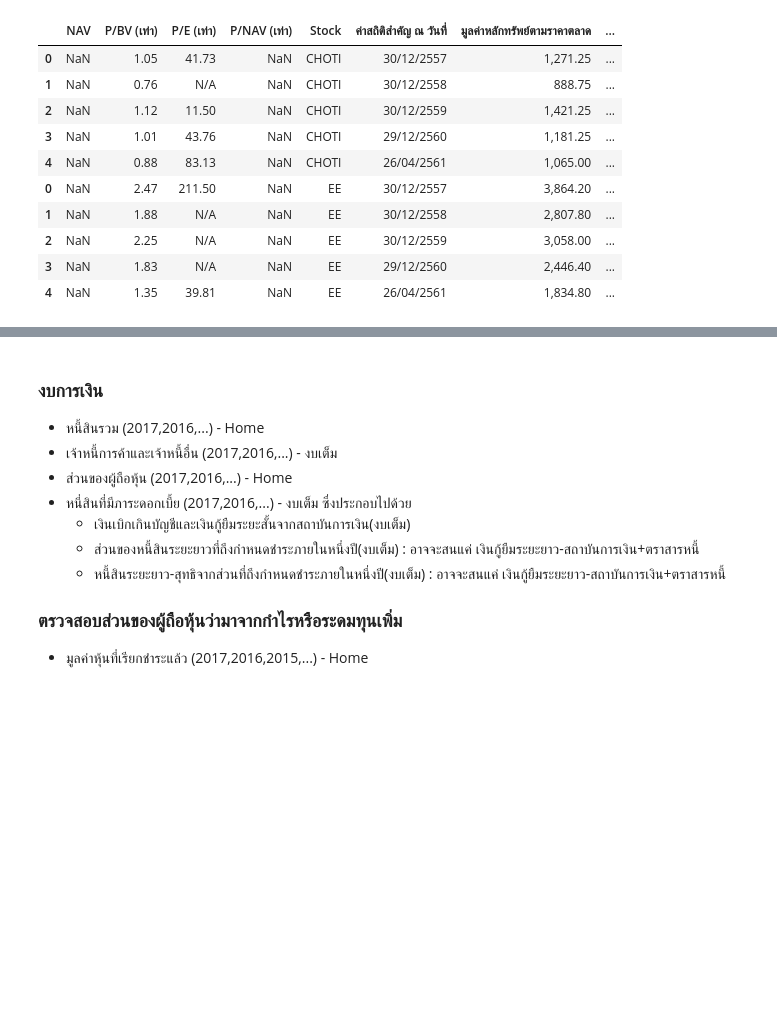
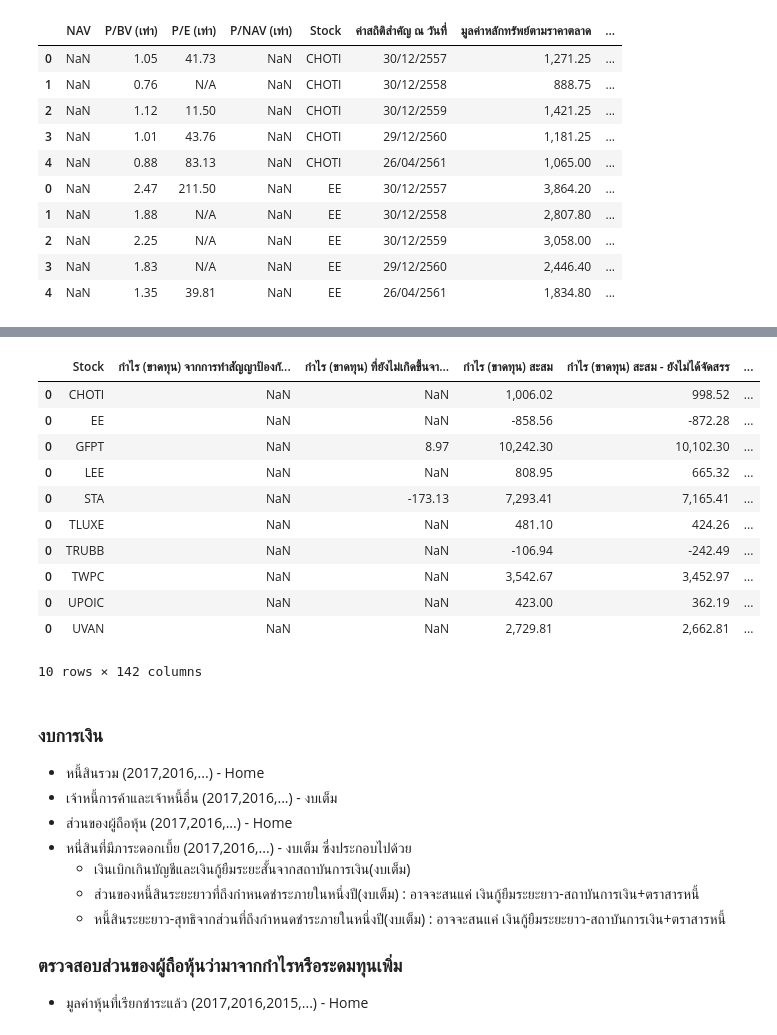
Before and after one commit to Kanbc/stock-analysis, a Jupyter notebook: notebook/2_get_data/3_stock_detail.ipynb, the cells around one changed output, grey strips where cells are left out. Cells and saved outputs as stored; diff of their text form; code cells hidden in the pictures; blank space fills up the shorter version.

```diff
--- a/notebook/2_get_data/3_stock_detail.ipynb
+++ b/notebook/2_get_data/3_stock_detail.ipynb
@@ -231,0 +388,15 @@ report2.to_csv('../../data/explore/fin_statement_statistic.csv', index=False)
+# %%
+report2[0:10]
+# %% [output]
+|  | Stock | กำไร (ขาดทุน) จากการทำสัญญาป้องกั... | กำไร (ขาดทุน) ที่ยังไม่เกิดขึ้นจา... | กำไร (ขาดทุน) สะสม | กำไร (ขาดทุน) สะสม - ยังไม่ได้จัดสรร | ... |
+| 0 | CHOTI | NaN | NaN | 1,006.02 | 998.52 | ... |
+| 0 | EE | NaN | NaN | -858.56 | -872.28 | ... |
+| 0 | GFPT | NaN | 8.97 | 10,242.30 | 10,102.30 | ... |
+| 0 | LEE | NaN | NaN | 808.95 | 665.32 | ... |
+| 0 | STA | NaN | -173.13 | 7,293.41 | 7,165.41 | ... |
+| 0 | TLUXE | NaN | NaN | 481.10 | 424.26 | ... |
+| 0 | TRUBB | NaN | NaN | -106.94 | -242.49 | ... |
+| 0 | TWPC | NaN | NaN | 3,542.67 | 3,452.97 | ... |
+| 0 | UPOIC | NaN | NaN | 423.00 | 362.19 | ... |
+| 0 | UVAN | NaN | NaN | 2,729.81 | 2,662.81 | ... |
+10 rows × 142 columns
```
Also changed, not shown: parts of 18 cells of this notebook, 3 other files.
